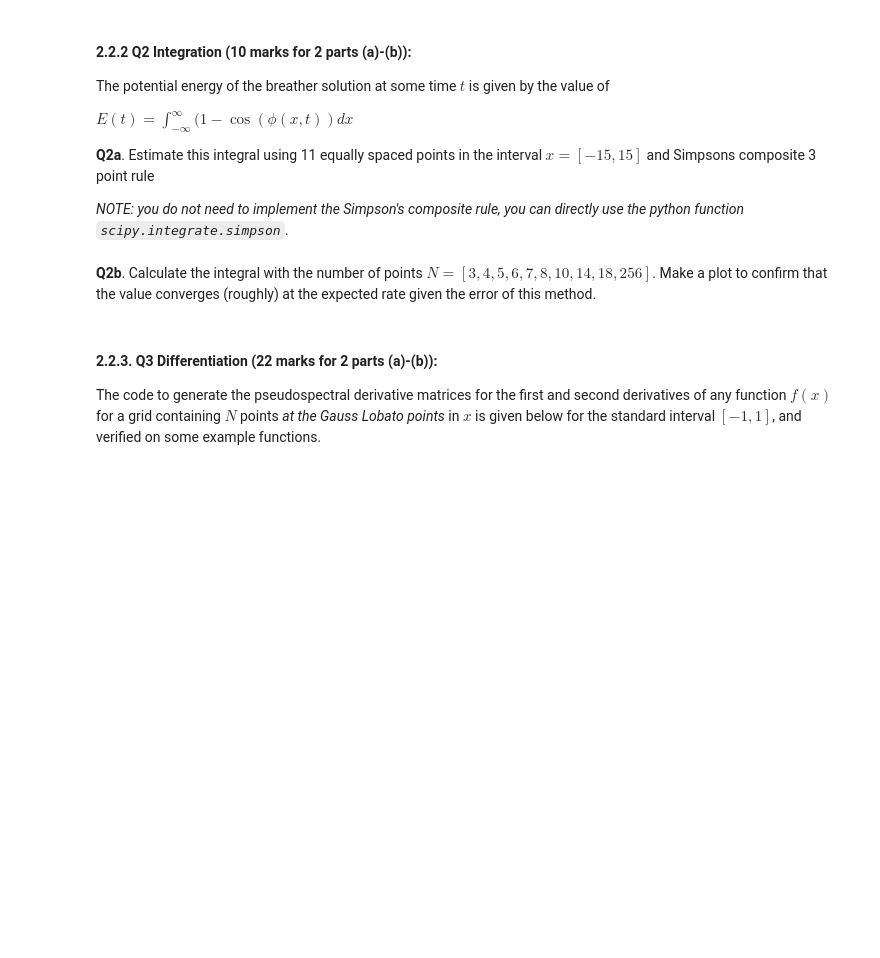
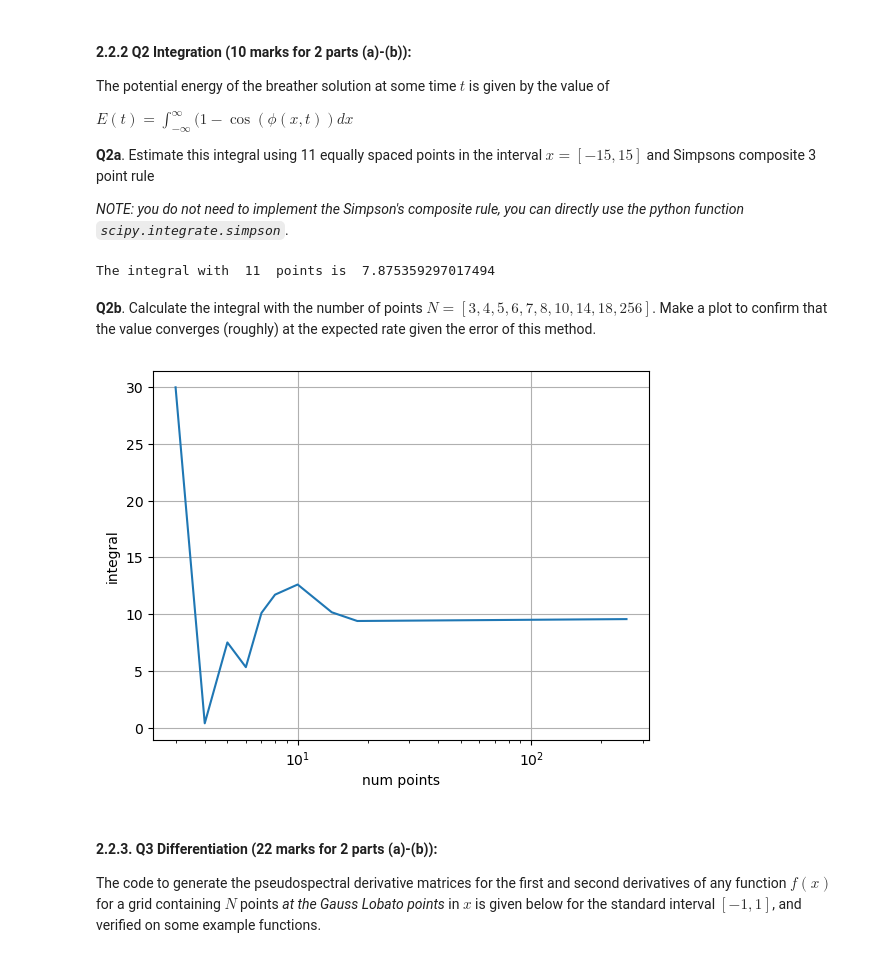
Before and after one commit to Vileh/QMUL-Data-Analytics-Courseworks, a Jupyter notebook: SciComp_2/Coursework2_SineGordonBreathers.ipynb, the cells around one changed output. Drawn from its saved outputs; the diff is of its cells as text; code cells hidden in the pictures; blank space fills up the shorter version.

```diff
--- a/SciComp_2/Coursework2_SineGordonBreathers.ipynb
+++ b/SciComp_2/Coursework2_SineGordonBreathers.ipynb
@@ -245,2 +288,21 @@ _NOTE: you do not need to implement the Simpson's composite rule, you can direct
+# %%
+from scipy.integrate import simpson
+
+def energy_function(x, t, w=0.5):
+    return 1 - np.cos(get_breather(x, t, w))
+
+# function to get integral using simpson's rule
+a = -15
+b = 15
+N = 11
+
+# Check using the python function
+x_integration = np.linspace(a , b,  N)
+y_integration = energy_function(x_integration, 0)
+integral_scipy = simpson(y_integration,x_integration)
+
+print("The integral with ", N, " points is ", integral_scipy)
+# %% [output]
+The integral with  11  points is  7.875359297017494
 # %% [markdown]
 **Q2b**. Calculate the integral with the number of points $N = [3,4,5,6,7,8,10,14,18,256]$. Make a plot to confirm that the value converges (roughly) at the expected rate given the error of this method.
@@ -249,3 +309,27 @@ _NOTE: you do not need to implement the Simpson's composite rule, you can direct
+# %%
+# Your code here
+num_points_vector = np.array([3,4,5,6,7,8,10,14,18,256])
+a = -15
+b = 15
+
+size = np.size(num_points_vector)
+integrals = np.zeros_like(0.1*num_points_vector)
+errors = np.zeros_like(integrals)
+h_steps = np.zeros_like(integrals)
+
+for idx, num_points in enumerate(num_points_vector) :
+    x_integration = np.linspace(a , b,  num_points)
+    y_integration = energy_function(x_integration, 0)
+    integrals[idx] = simpson(y_integration, x_integration)
+    h_steps[idx] = (b-a)/(num_points-1)
+
+plt.plot(num_points_vector, integrals)
+plt.xlabel("num points")
+plt.xscale("log")
+plt.ylabel("integral")
+plt.grid()
+# %% [output]
+[figure, added]
 # %% [markdown]
 #### 2.2.3. Q3 Differentiation (22 marks for 2 parts (a)-(b)):
 
```
Also changed, not shown: parts of 13 cells of this notebook.
